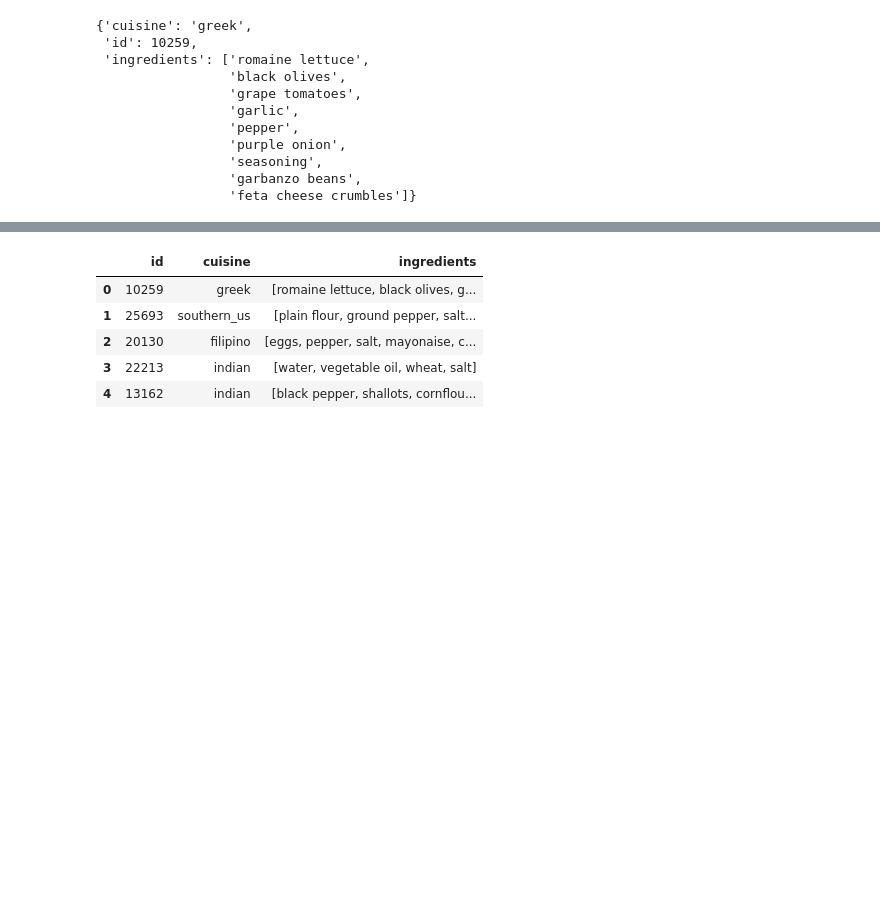
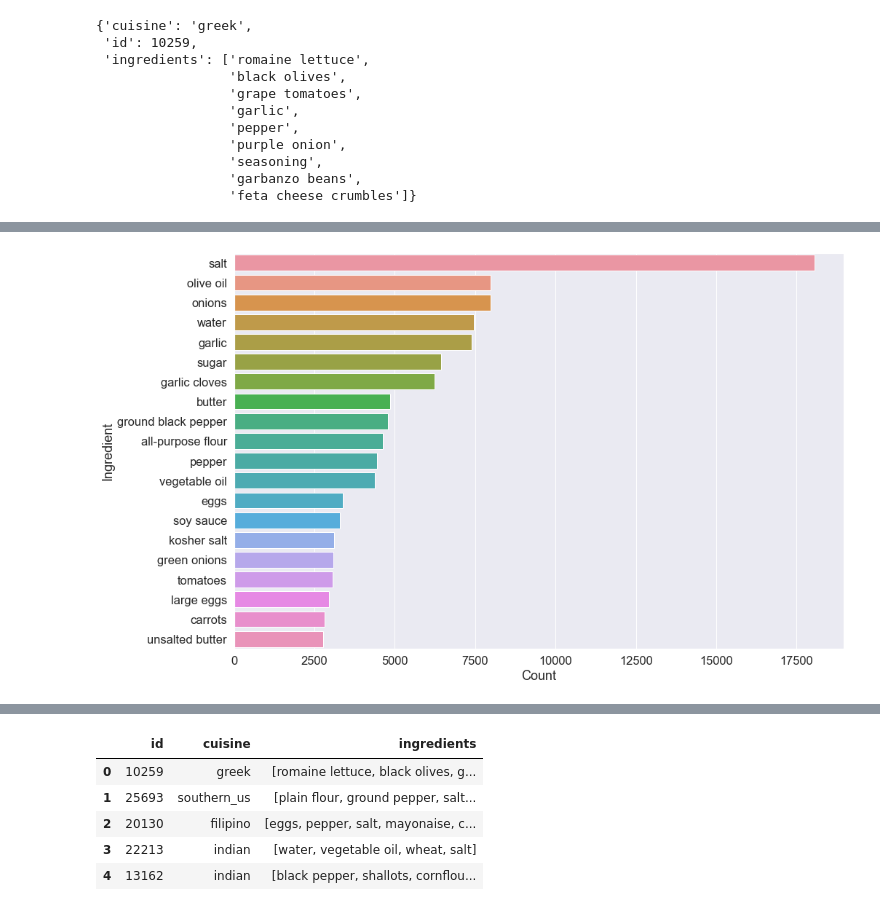
Before and after one commit to allafort/Miamiam, a Jupyter notebook: Classify_cuisine.ipynb, the cells around one changed output, grey strips where cells are left out. Saved outputs shown, nothing was run; the diff lists cells and outputs as text; code cells hidden in the pictures; blank space fills up the shorter version.

```diff
--- a/Classify_cuisine.ipynb
+++ b/Classify_cuisine.ipynb
@@ -63,0 +91,5 @@ train_data['cuisine_encoded'] = train_Y
+# %%
+ingredients_individual = Counter([ingredient for ingredient_list in train.ingredients for ingredient in ingredient_list])
+ingredients_individual = pd.DataFrame.from_dict(ingredients_individual,orient='index').reset_index()
+ingredients_individual = ingredients_individual.rename(columns={'index':'Ingredient', 0:'Count'})
+ingredients_individual
@@ -63,0 +110,8 @@ train_data['cuisine_encoded'] = train_Y
+# %%
+sns.set(font_scale=1.5)
+f, ax = plt.subplots(figsize=(15,10))
+sns.barplot(x = 'Count',
+            y = 'Ingredient',
+            data = ingredients_individual.sort_values('Count', ascending=False).head(20)) ;
+# %% [output]
+[figure, added]
```
Also changed, not shown: parts of 71 cells of this notebook, 7 other files.
